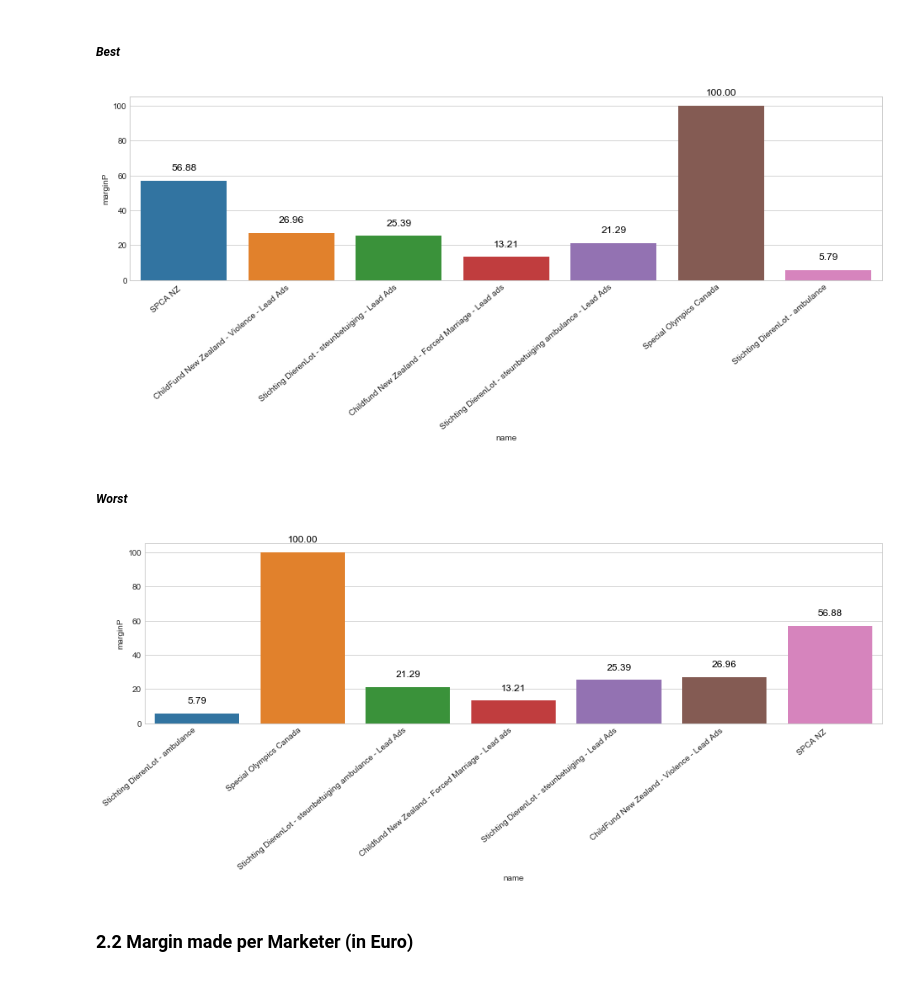
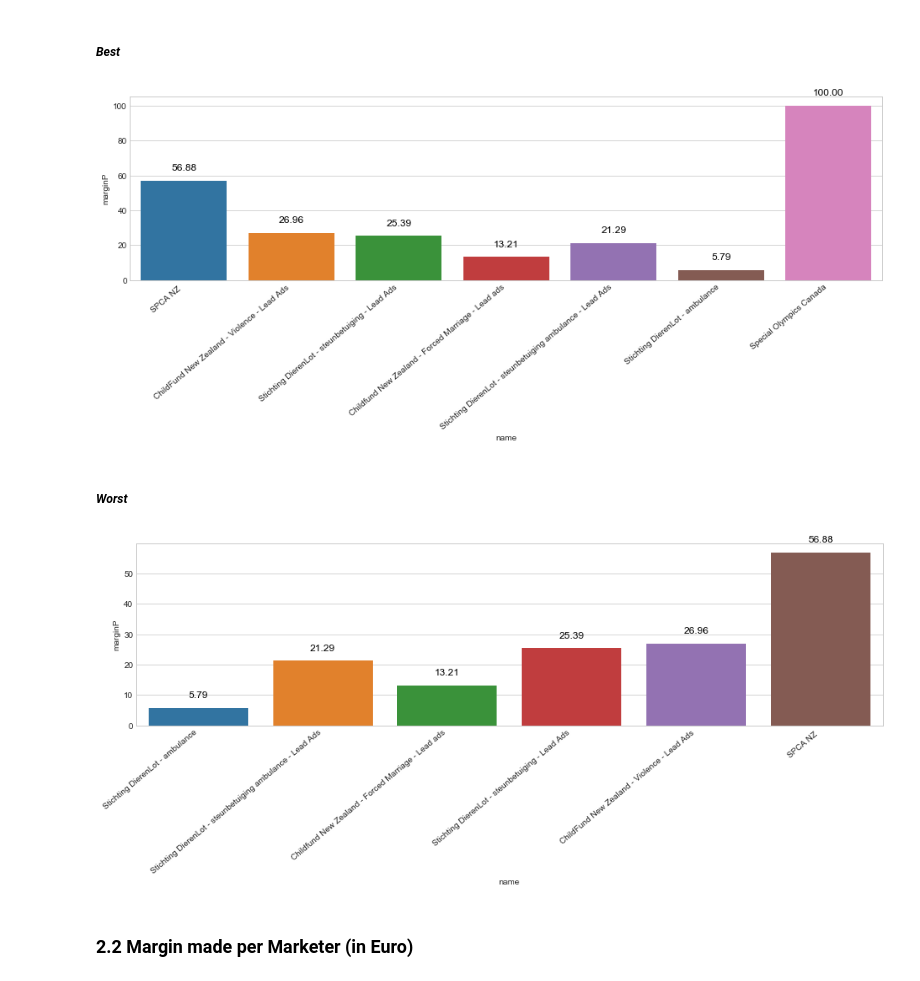
Before and after one commit to dirtyjackeen/GIT, a Jupyter notebook: 25_wt.ipynb, the cells around one changed output. Cells and saved outputs as stored; diff of their text form; code cells hidden in the pictures.

```diff
--- a/25_wt.ipynb
+++ b/25_wt.ipynb
@@ -281,7 +286,7 @@ for p in ha.patches:
 ##### *Worst*
 # %%
 plt.pyplot.figure(figsize=(16,4))
-ha=sns.barplot(x="name", y="marginP", data=df_campaign.loc[df_campaign["marketer_name"]=="Daniela Jacobo Gallardo"].nsmallest(10,'margin'), capsize=.2, errwidth=.6)
+ha=sns.barplot(x="name", y="marginP", data=df_daniela.loc[df_daniela["leads"]>2].nsmallest(10,'converted'), capsize=.2, errwidth=.6)
 ha.set_xticklabels(ha.get_xticklabels(), rotation=40, ha="right")
 for p in ha.patches:
              ha.annotate("%.2f" % p.get_height(), (p.get_x() + p.get_width() / 2., p.get_height()),
@@ -294,8 +299,9 @@ for p in ha.patches:
 # %% [markdown]
 ##### *Best*
 # %%
+df_rob=df_campaign.loc[df_campaign["marketer_name"]=="Rob Ransome"]
 plt.pyplot.figure(figsize=(16,4))
-ha=sns.barplot(x="name", y="marginP", data=df_campaign.loc[df_campaign["marketer_name"]=="Rob Ransome"].nlargest(10,'margin'), capsize=.2, errwidth=.6)
+ha=sns.barplot(x="name", y="marginP", data=df_rob.nlargest(10,'converted'), capsize=.2, errwidth=.6)
 ha.set_xticklabels(ha.get_xticklabels(), rotation=40, ha="right")
 for p in ha.patches:
              ha.annotate("%.2f" % p.get_height(), (p.get_x() + p.get_width() / 2., p.get_height()),
@@ -307,7 +313,7 @@ for p in ha.patches:
 ##### *Worst*
 # %%
 plt.pyplot.figure(figsize=(16,4))
-ha=sns.barplot(x="name", y="marginP", data=df_campaign.loc[df_campaign["marketer_name"]=="Rob Ransome"].nsmallest(10,'margin'), capsize=.2, errwidth=.6)
+ha=sns.barplot(x="name", y="marginP", data=df_rob.loc[df_rob["leads"]>2].nsmallest(10,'converted'), capsize=.2, errwidth=.6)
 ha.set_xticklabels(ha.get_xticklabels(), rotation=40, ha="right")
 for p in ha.patches:
              ha.annotate("%.2f" % p.get_height(), (p.get_x() + p.get_width() / 2., p.get_height()),
@@ -320,27 +326,28 @@ for p in ha.patches:
 # %% [markdown]
 ##### *Best*
 # %%
+df_sam=df_campaign.loc[df_campaign["marketer_name"]=="Sam Drentje"]
 plt.pyplot.figure(figsize=(16,4))
-ha=sns.barplot(x="name", y="marginP", data=df_campaign.loc[df_campaign["marketer_name"]=="Sam Drentje"].nlargest(10,'margin'), capsize=.2, errwidth=.6)
+ha=sns.barplot(x="name", y="marginP", data=df_sam.nlargest(10,'converted'), capsize=.2, errwidth=.6)
 ha.set_xticklabels(ha.get_xticklabels(), rotation=40, ha="right")
 for p in ha.patches:
              ha.annotate("%.2f" % p.get_height(), (p.get_x() + p.get_width() / 2., p.get_height()),
                  ha="center", va="center", fontsize=12, color="black", xytext=(0, 15),
                  textcoords="offset points")
 # %% [output]
-[figure, old version]
+[figure, new version]
 # %% [markdown]
 ##### *Worst*
 # %%
 plt.pyplot.figure(figsize=(16,4))
-ha=sns.barplot(x="name", y="marginP", data=df_campaign.loc[df_campaign["marketer_name"]=="Sam Drentje"].nsmallest(10,'margin'), capsize=.2, errwidth=.6)
+ha=sns.barplot(x="name", y="marginP", data=df_sam.loc[df_sam["leads"]>2].nsmallest(10,'converted'), capsize=.2, errwidth=.6)
 ha.set_xticklabels(ha.get_xticklabels(), rotation=40, ha="right")
 for p in ha.patches:
              ha.annotate("%.2f" % p.get_height(), (p.get_x() + p.get_width() / 2., p.get_height()),
                  ha="center", va="center", fontsize=12, color="black", xytext=(0, 15),
                  textcoords="offset points")
 # %% [output]
-[figure, old version]
+[figure, new version]
 # %%
 #total by marketer
 df_marketer=df_campaign.groupby(by=['marketer_name']).sum()
```
Also changed, not shown: parts of 17 cells of this notebook.
